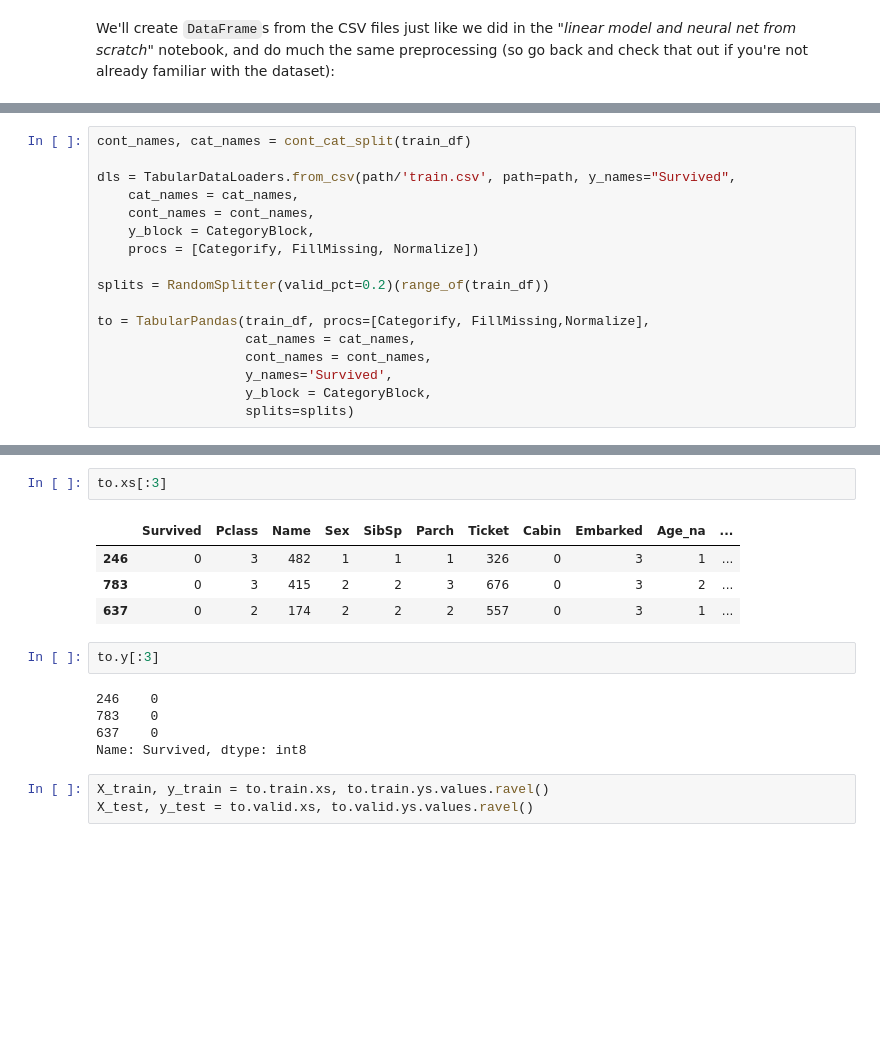
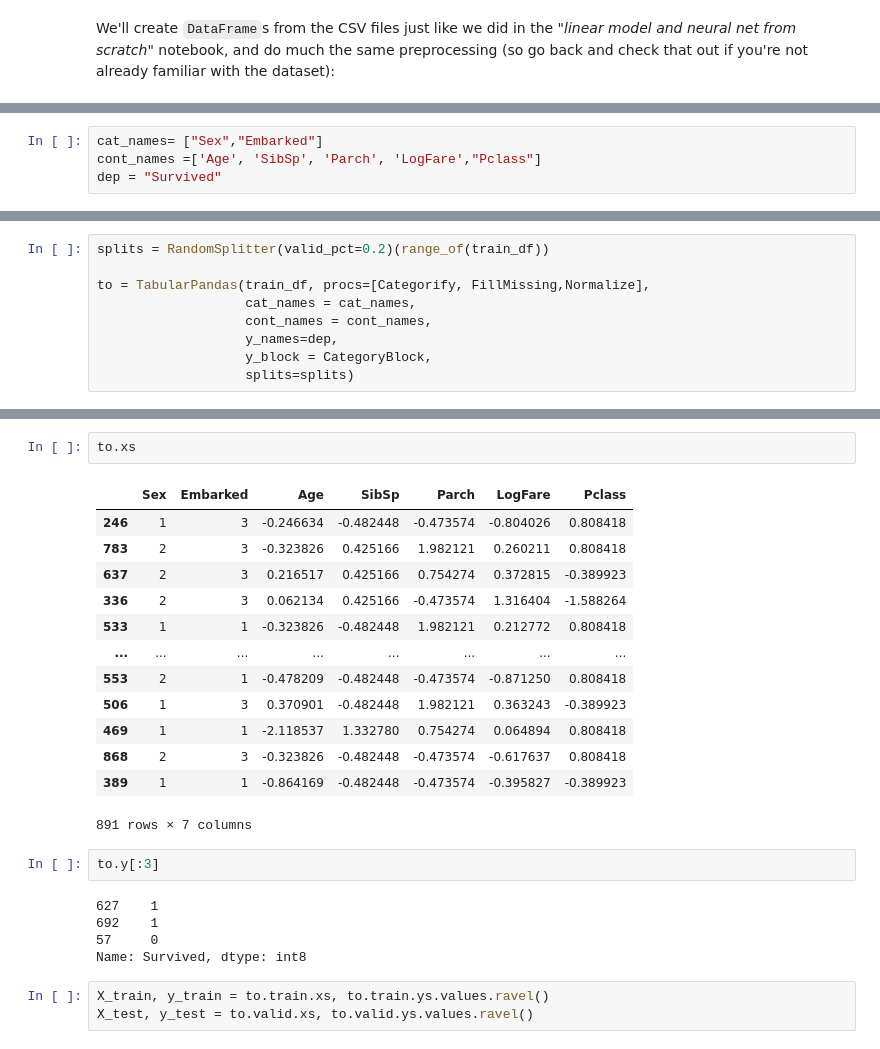
Before and after one commit to rubanzasilva/random_forest_basics, a Jupyter notebook: how-random-forests-really-work.ipynb, the cells around one changed output, grey strips where cells are left out. Cells and saved outputs as stored; diff of their text form; blank space fills up the shorter version.

```diff
--- a/how-random-forests-really-work.ipynb
+++ b/how-random-forests-really-work.ipynb
@@ -74 +85,5 @@ modes = df.mode().iloc[0]
+# %%
+cat_names= ["Sex","Embarked"]
+cont_names =['Age', 'SibSp', 'Parch', 'LogFare',"Pclass"]
+dep = "Survived"
 # %%
@@ -90,17 +98,9 @@ train_df
 # %%
-cont_names, cat_names = cont_cat_split(train_df)
-
-dls = TabularDataLoaders.from_csv(path/'train.csv', path=path, y_names="Survived",
-    cat_names = cat_names,
-    cont_names = cont_names,
-    y_block = CategoryBlock,
-    procs = [Categorify, FillMissing, Normalize])
-
 splits = RandomSplitter(valid_pct=0.2)(range_of(train_df))
 
 to = TabularPandas(train_df, procs=[Categorify, FillMissing,Normalize],
                    cat_names = cat_names,
                    cont_names = cont_names,
-                   y_names='Survived',
+                   y_names=dep,
                    y_block = CategoryBlock,
                    splits=splits)
@@ -107,16 +121,25 @@ to = TabularPandas(train_df, procs=[Categorify, FillMissing,Normalize],
 # %%
-to.xs[:3]
+to.xs
 # %% [output]
-|  | Survived | Pclass | Name | Sex | SibSp | Parch | Ticket | Cabin | Embarked | Age_na | ... |
-| 246 | 0 | 3 | 482 | 1 | 1 | 1 | 326 | 0 | 3 | 1 | ... |
-| 783 | 0 | 3 | 415 | 2 | 2 | 3 | 676 | 0 | 3 | 2 | ... |
-| 637 | 0 | 2 | 174 | 2 | 2 | 2 | 557 | 0 | 3 | 1 | ... |
+|  | Sex | Embarked | Age | SibSp | Parch | LogFare | Pclass |
+| 246 | 1 | 3 | -0.246634 | -0.482448 | -0.473574 | -0.804026 | 0.808418 |
+| 783 | 2 | 3 | -0.323826 | 0.425166 | 1.982121 | 0.260211 | 0.808418 |
+| 637 | 2 | 3 | 0.216517 | 0.425166 | 0.754274 | 0.372815 | -0.389923 |
+| 336 | 2 | 3 | 0.062134 | 0.425166 | -0.473574 | 1.316404 | -1.588264 |
+| 533 | 1 | 1 | -0.323826 | -0.482448 | 1.982121 | 0.212772 | 0.808418 |
+| ... | ... | ... | ... | ... | ... | ... | ... |
+| 553 | 2 | 1 | -0.478209 | -0.482448 | -0.473574 | -0.871250 | 0.808418 |
+| 506 | 1 | 3 | 0.370901 | -0.482448 | 1.982121 | 0.363243 | -0.389923 |
+| 469 | 1 | 1 | -2.118537 | 1.332780 | 0.754274 | 0.064894 | 0.808418 |
+| 868 | 2 | 3 | -0.323826 | -0.482448 | -0.473574 | -0.617637 | 0.808418 |
+| 389 | 1 | 1 | -0.864169 | -0.482448 | -0.473574 | -0.395827 | -0.389923 |
+891 rows × 7 columns
 # %%
 to.y[:3]
 # %% [output]
-246    0
-783    0
-637    0
+627    1
+692    1
+57     0
 Name: Survived, dtype: int8
 # %%
 X_train, y_train = to.train.xs, to.train.ys.values.ravel()
```
Also changed, not shown: parts of 20 cells of this notebook.
